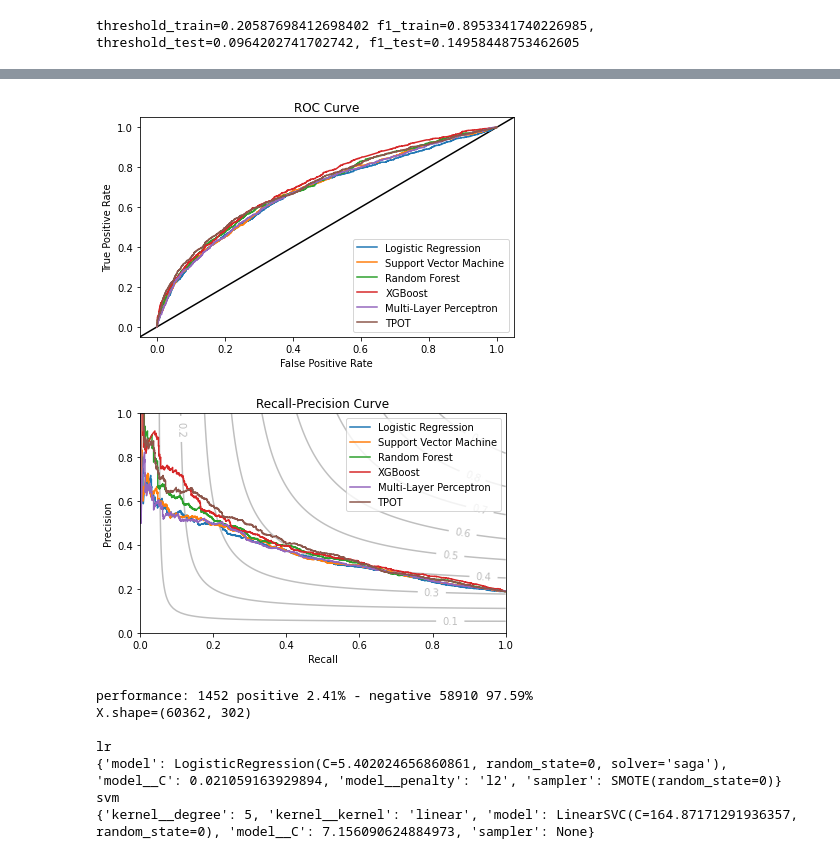
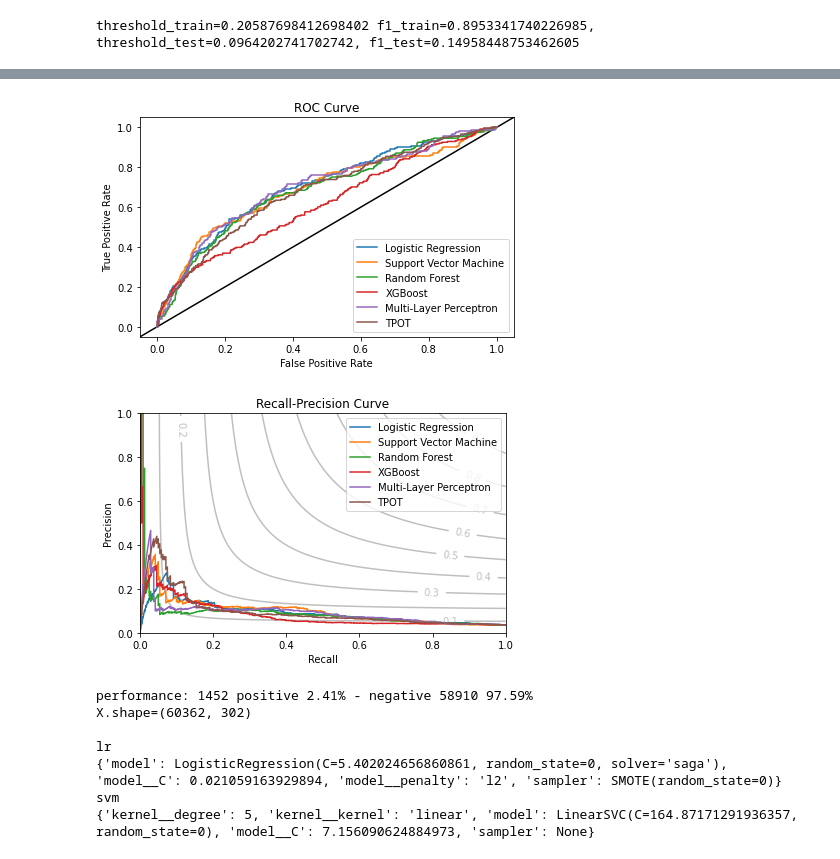
Before and after one commit to markus7800/firefox-performance-regressions, a Jupyter notebook: experiments/ModelEvaluation.ipynb, the cells around one changed output, grey strips where cells are left out. Drawn from its saved outputs; the diff is of its cells as text; code cells hidden in the pictures.

```diff
--- a/experiments/ModelEvaluation.ipynb
+++ b/experiments/ModelEvaluation.ipynb
@@ -297,7 +297,7 @@ Please also refer to the documentation for alternative solver options:
   n_iter_i = _check_optimize_result(
 threshold_train=0.20587698412698402 f1_train=0.8953341740226985, threshold_test=0.0964202741702742, f1_test=0.14958448753462605
 # %%
-target = 'regression' # performance, regression
+target = 'performance' # performance, regression
 data = 'bugbug_buglevel' # bugbug_buglevel, bugbug_szz, fixed_defect_szz
 scoring = 'average_precision' # roc_auc, average_precision
 feature_type = 'traditional' # traditional, bow
@@ -489,10 +506,10 @@ def plot_roc_auc_rec_prec_for_all_models(target, data, feature_type, scoring,
     plt.show()
 # %%
 plot_roc_auc_rec_prec_for_all_models(target, data, feature_type, scoring,
-    fitted_pipelines, X_train, X_test, y_train, y_test, save=True, figsize=(6,4))
+    fitted_pipelines, X_train, X_test, y_train, y_test, save=False, figsize=(6,4))
 # %% [output]
-[figure, old version]
+[figure, new version]
-[figure, old version]
+[figure, new version]
 # %%
 from sklearn.model_selection import cross_val_score
 y_test_proportion = len(y_test) / (len(y_train) + len(y_test))
```
Also changed, not shown: parts of 4 cells of this notebook, 7 other files.
